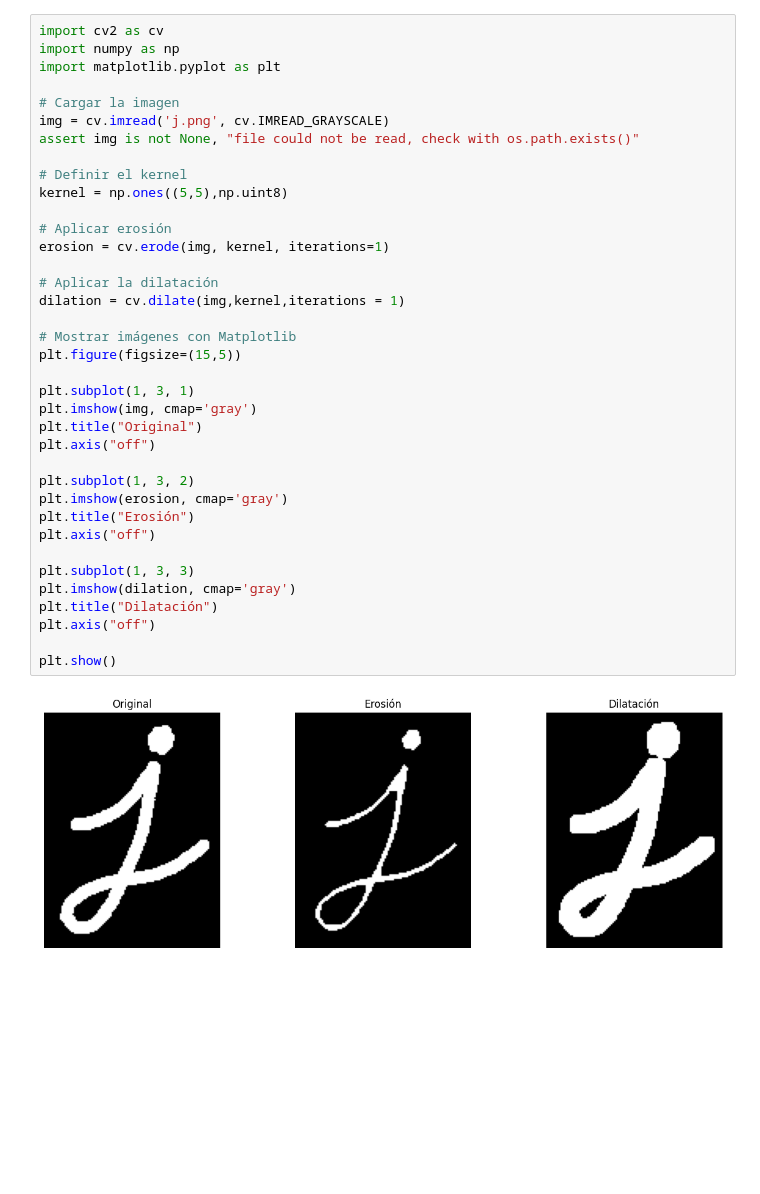
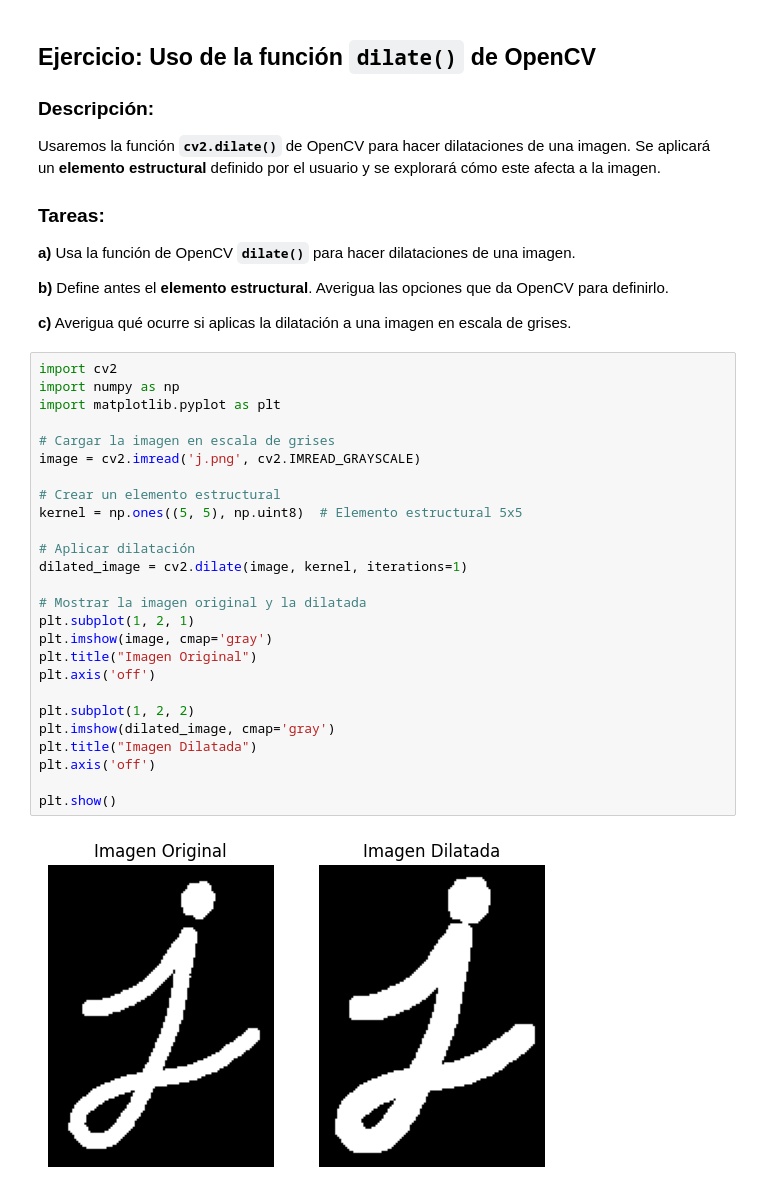
Before and after one commit to alepez12/PID, a Jupyter notebook: TEMA 4/Tema4.Morfologia.ipynb, the cells around one changed output. Saved outputs shown, nothing was run; the diff lists cells and outputs as text; blank space fills up the shorter version.

```diff
--- a/TEMA 4/Tema4.Morfologia.ipynb
+++ b/TEMA 4/Tema4.Morfologia.ipynb
@@ -28,39 +1,41 @@ qt.qpa.plugin: Could not find the Qt platform plugin "wayland" in "/home/ale/Doc
+# %% [markdown]
+## Ejercicio: Uso de la función `dilate()` de OpenCV
+
+### Descripción:
+Usaremos la función **`cv2.dilate()`** de OpenCV para hacer dilataciones de una imagen. Se aplicará un **elemento estructural** definido por el usuario y se explorará cómo este afecta a la imagen.
+
+### Tareas:
+
+**a)** Usa la función de OpenCV **`dilate()`** para hacer dilataciones de una imagen.
+
+**b)** Define antes el **elemento estructural**. Averigua las opciones que da OpenCV para definirlo.
+
+**c)** Averigua qué ocurre si aplicas la dilatación a una imagen en escala de grises.
 # %%
-import cv2 as cv
+import cv2
 import numpy as np
 import matplotlib.pyplot as plt
 
-# Cargar la imagen
-img = cv.imread('j.png', cv.IMREAD_GRAYSCALE)
-assert img is not None, "file could not be read, check with os.path.exists()"
+# Cargar la imagen en escala de grises
+image = cv2.imread('j.png', cv2.IMREAD_GRAYSCALE)
 
-# Definir el kernel
-kernel = np.ones((5,5),np.uint8)
+# Crear un elemento estructural
+kernel = np.ones((5, 5), np.uint8)  # Elemento estructural 5x5
 
-# Aplicar erosión
-erosion = cv.erode(img, kernel, iterations=1)
+# Aplicar dilatación
+dilated_image = cv2.dilate(image, kernel, iterations=1)
 
-# Aplicar la dilatación
-dilation = cv.dilate(img,kernel,iterations = 1)
+# Mostrar la imagen original y la dilatada
+plt.subplot(1, 2, 1)
+plt.imshow(image, cmap='gray')
+plt.title("Imagen Original")
+plt.axis('off')
 
-# Mostrar imágenes con Matplotlib
-plt.figure(figsize=(15,5))
-
-plt.subplot(1, 3, 1)
-plt.imshow(img, cmap='gray')
-plt.title("Original")
-plt.axis("off")
-
-plt.subplot(1, 3, 2)
-plt.imshow(erosion, cmap='gray')
-plt.title("Erosión")
-plt.axis("off")
-
-plt.subplot(1, 3, 3)
-plt.imshow(dilation, cmap='gray')
-plt.title("Dilatación")
-plt.axis("off")
+plt.subplot(1, 2, 2)
+plt.imshow(dilated_image, cmap='gray')
+plt.title("Imagen Dilatada")
+plt.axis('off')
 
 plt.show()
 # %% [output]
-[figure, old version]
+[figure, new version]
```
Also changed, not shown: parts of 12 cells of this notebook, 1 other file.
